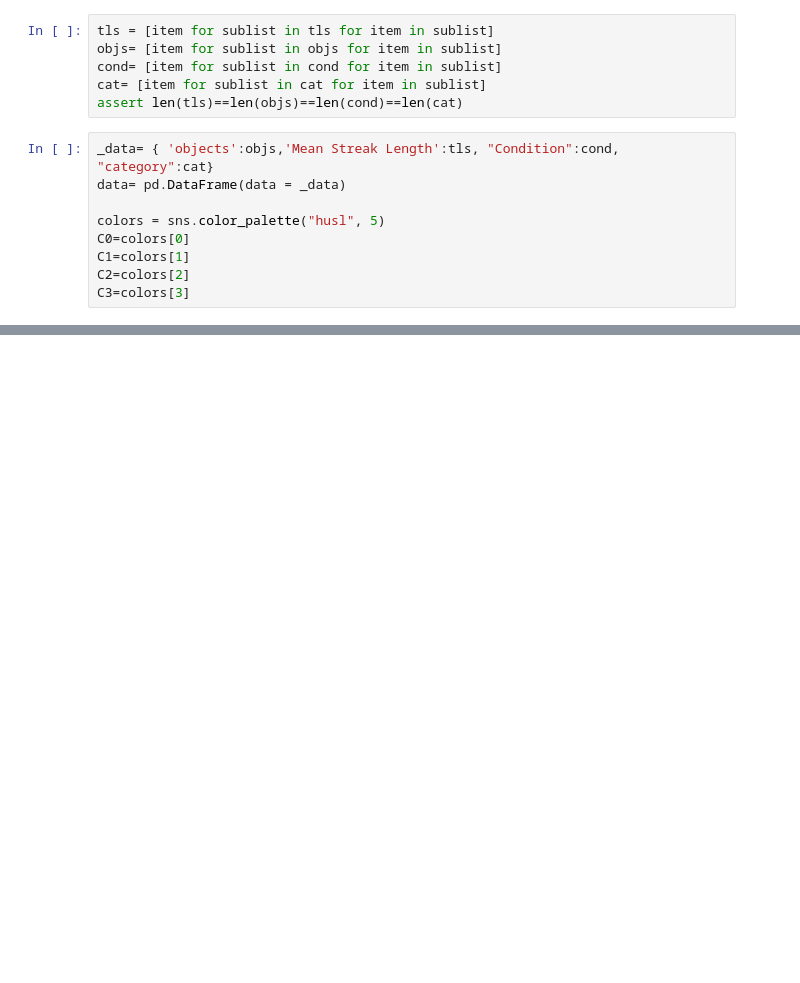
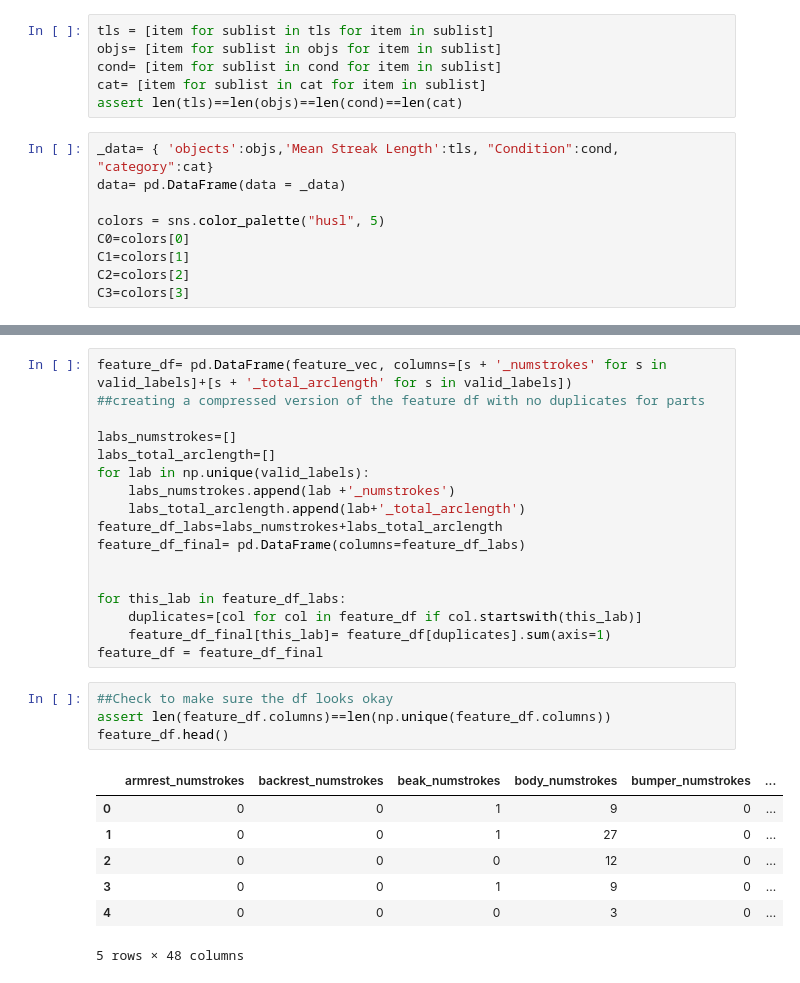
Before and after one commit to cogtoolslab/semantic_parts, a Jupyter notebook: analysis/golden/cogsci19_analysis.ipynb, the cells around one changed output, grey strips where cells are left out. Saved outputs shown, nothing was run; the diff lists cells and outputs as text; blank space fills up the shorter version.

```diff
--- a/analysis/golden/cogsci19_analysis.ipynb
+++ b/analysis/golden/cogsci19_analysis.ipynb
@@ -613,0 +673,29 @@ mean and CI for further condition (1.612, 1.435, 1.789)
+# %%
+feature_df= pd.DataFrame(feature_vec, columns=[s + '_numstrokes' for s in valid_labels]+[s + '_total_arclength' for s in valid_labels])
+##creating a compressed version of the feature df with no duplicates for parts
+
+labs_numstrokes=[]
+labs_total_arclength=[]
+for lab in np.unique(valid_labels):
+    labs_numstrokes.append(lab +'_numstrokes')
+    labs_total_arclength.append(lab+'_total_arclength')
+feature_df_labs=labs_numstrokes+labs_total_arclength
+feature_df_final= pd.DataFrame(columns=feature_df_labs)
+
+
+for this_lab in feature_df_labs:
+    duplicates=[col for col in feature_df if col.startswith(this_lab)]
+    feature_df_final[this_lab]= feature_df[duplicates].sum(axis=1)
+feature_df = feature_df_final
+# %%
+##Check to make sure the df looks okay
+assert len(feature_df.columns)==len(np.unique(feature_df.columns))
+feature_df.head()
+# %% [output]
+|  | armrest_numstrokes | backrest_numstrokes | beak_numstrokes | body_numstrokes | bumper_numstrokes | ... |
+| 0 | 0 | 0 | 1 | 9 | 0 | ... |
+| 1 | 0 | 0 | 1 | 27 | 0 | ... |
+| 2 | 0 | 0 | 0 | 12 | 0 | ... |
+| 3 | 0 | 0 | 1 | 9 | 0 | ... |
+| 4 | 0 | 0 | 0 | 3 | 0 | ... |
+5 rows × 48 columns
```
Also changed, not shown: parts of 10 cells of this notebook, 1 other file.
